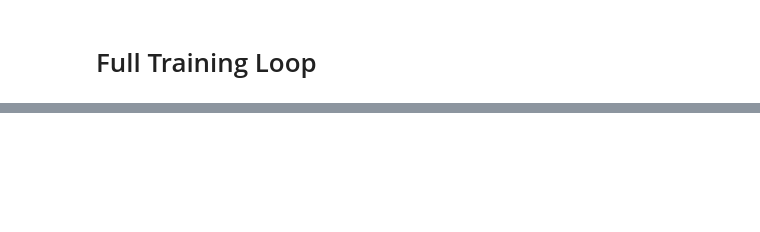
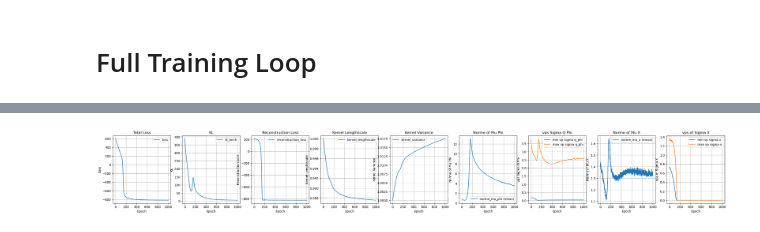
Before and after one commit to BenjaminDeporte/MVA_Stage, a Jupyter notebook: Train_GPVAE_v1.ipynb, the cells around one changed output, grey strips where cells are left out. Saved outputs shown, nothing was run; the diff lists cells and outputs as text; code cells hidden in the pictures; blank space fills up the shorter version.

```diff
--- a/Train_GPVAE_v1.ipynb
+++ b/Train_GPVAE_v1.ipynb
@@ -499,7 +498,7 @@ t shape: torch.Size([512, 1000, 1])
 # Training set up
 optimizer = torch.optim.Adam(
     list(encoder.parameters()) + list(decoder.parameters()) + list(prior.parameters()),
-    lr=1e-3
+    lr=1e-4
 )
 
 K = 10  # number of samples to draw from the decoder distribution
@@ -515,12 +514,17 @@ kls_analytique = []
 reconstruction_losses = []
 kernel_lengthscales = []
 kernel_variances = []
-traces_sigma_q_phi = []
+# traces_sigma_q_phi = []
+sigma_phi_min_eigvals = []
+sigma_phi_max_eigvals = []
+
 norms_mu_phi = []
 norms_mu_x = []
-traces_sigma_x = []
+sigma_x_min_eigvals = []
+sigma_x_max_eigvals = []
+# traces_sigma_x = []
 
-num_epochs = int(1.0e+3)
+num_epochs = int(1e+3)
 
 for i in range(num_epochs):
 
@@ -528,8 +532,11 @@ for i in range(num_epochs):
     mu_phi, sigma_phi, q_phi = encoder(x)
 
     # log q_phi caracteristics
-    trace_sigma_q_phi = torch.einsum('bii->b', sigma_phi).mean()  # trace of the covariance matrix, used for diagnostics
-    traces_sigma_q_phi.append(trace_sigma_q_phi.item())
+    sigma_q_phi_eigvals = torch.linalg.eigvals(sigma_phi)  # eigenvalues of the covariance matrix (B, L)
+    sigma_phi_min_eigvals.append(sigma_q_phi_eigvals.real.min(dim=1).values.mean().item())  # min eigenvalue of the covariance matrix
+    sigma_phi_max_eigvals.append(sigma_q_phi_eigvals.real.max(dim=1).values.mean().item())  # max eigenvalue of the covariance matrix
+    # trace_sigma_q_phi = torch.einsum('bii->b', sigma_phi).mean()  # trace of the covariance matrix, used for diagnostics
+    # traces_sigma_q_phi.append(trace_sigma_q_phi.item())
     norm_mu_phi = torch.norm(mu_phi, dim=1).mean()  # mean of the norm of mu_phi
     norms_mu_phi.append(norm_mu_phi.item())
 
@@ -537,13 +544,16 @@ for i in range(num_epochs):
     z_sampled = q_phi.rsample()  # (B, L)
     z_sampled = z_sampled.unsqueeze(2)  # (B, L, 1)
     # decode z
-    mu_x, covar_x, p_theta_x = decoder(z_sampled)
+    mu_x, sigma_x, p_theta_x = decoder(z_sampled)
 
     # log p_theta_x caracteristics
     norm_mu_x = torch.norm(mu_x, dim=1).mean()  # mean of the norm of mu_x
     norms_mu_x.append(norm_mu_x.item())
-    trace_sigma_x = torch.einsum('...ii->', covar_x).mean()  # trace of the covariance matrix, used for diagnostics
-    traces_sigma_x.append(trace_sigma_x.item())
+    sigma_x_eigvals = torch.linalg.eigvals(sigma_x)  # eigenvalues of the covariance matrix (B, L)
+    sigma_x_min_eigvals.append(sigma_x_eigvals.real.min(dim=1).values.mean().item())  # min eigenvalue of the covariance matrix
+    sigma_x_max_eigvals.append(sigma_x_eigvals.real.max(dim=1).values.mean().item())  # max eigenvalue of the covariance matrix
+    # trace_sigma_x = torch.einsum('...ii->', sigma_x).mean()  # trace of the covariance matrix, used for diagnostics
+    # traces_sigma_x.append(trace_sigma_x.item())
 
     # sample from p_theta_x
     xs_hat = p_theta_x.rsample((K,))  # (K, B, L, 1)
@@ -564,7 +574,7 @@ for i in range(num_epochs):
     # log losses
     losses.append(loss.item())
     kls_torch.append(kl_divergence_torch.item())
-    kls_analytique.append(kl_divergence_analytique.item())
+    # kls_analytique.append(kl_divergence_analytique.item())
     # changing sign of reconstruction loss as it is an expectation of the log likelihood
     reconstruction_losses.append(-reconstruction_loss.item())
     # get kernel parameters, they are learnable
@@ -628,36 +654,40 @@ ax[3].legend()
 ax[4].plot(kernel_variances, label="kernel_variance")
 ax[4].set_xlabel("Epoch")
 ax[4].set_ylabel("Kernel Variance")
 ax[4].set_title("Kernel Variance")
 ax[4].grid()
 ax[4].legend()
 
 ax[5].plot(norms_mu_phi, label="norme_mu_phi (mean)")
 ax[5].set_xlabel("Epoch")
 ax[5].set_ylabel("Norme of Mu Phi")
 ax[5].set_title("Norme of Mu Phi")
 ax[5].grid()
 ax[5].legend()
 
-ax[6].plot(traces_sigma_q_phi, label="trace_sigma_q_phi (mean)")
+ax[6].plot(sigma_phi_min_eigvals, label="min vp sigma q_phi")
+ax[6].plot(sigma_phi_max_eigvals, label="max vp sigma q_phi")
 ax[6].set_xlabel("Epoch")
-ax[6].set_ylabel("Trace of Sigma Q Phi")
-ax[6].set_title("Trace of Sigma Q Phi")
+ax[6].set_ylabel("vps Sigma Q Phi")
+ax[6].set_title("vps Sigma Q Phi")
 ax[6].grid()
 ax[6].legend()
 
 ax[7].plot(norms_mu_x, label="norme_mu_x (mean)")
 ax[7].set_xlabel("Epoch")
 ax[7].set_ylabel("Norme of Mu X")
 ax[7].set_title("Norme of Mu X")
 ax[7].grid()
 ax[7].legend()
 
-ax[8].plot(traces_sigma_x, label="trace_sigma_x (mean)")
+ax[8].plot(sigma_x_min_eigvals, label="min vp sigma x")
+ax[8].plot(sigma_x_max_eigvals, label="max vp sigma x")
 ax[8].set_xlabel("Epoch")
-ax[8].set_ylabel("Trace of Sigma X")
-ax[8].set_title("Trace of Sigma X")
+ax[8].set_ylabel("vps of Sigma X")
+ax[8].set_title("vps of Sigma X")
 ax[8].grid()
 ax[8].legend()
 
 plt.show()
+# %% [output]
+[figure, added]
```
Also changed, not shown: parts of 18 cells of this notebook, 1 other file.
